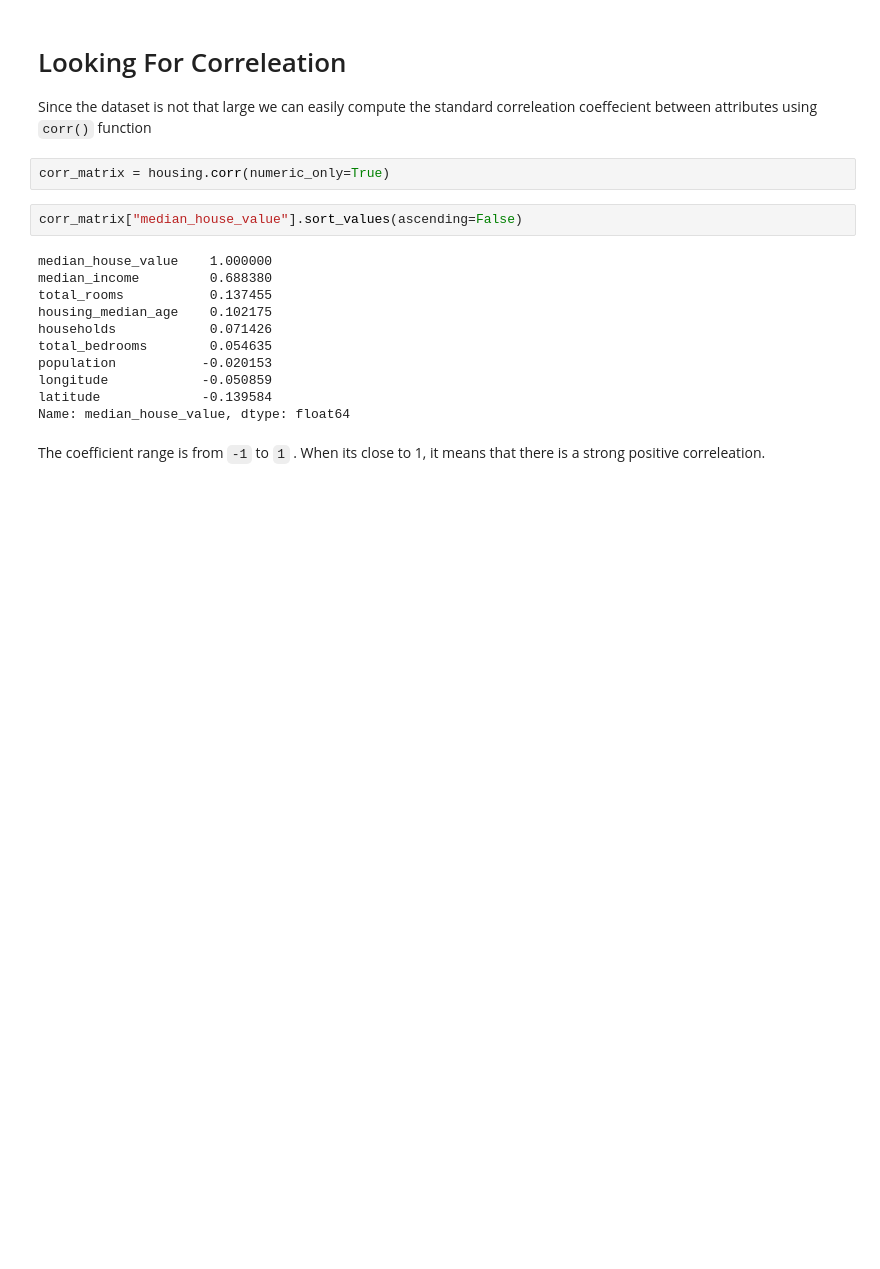
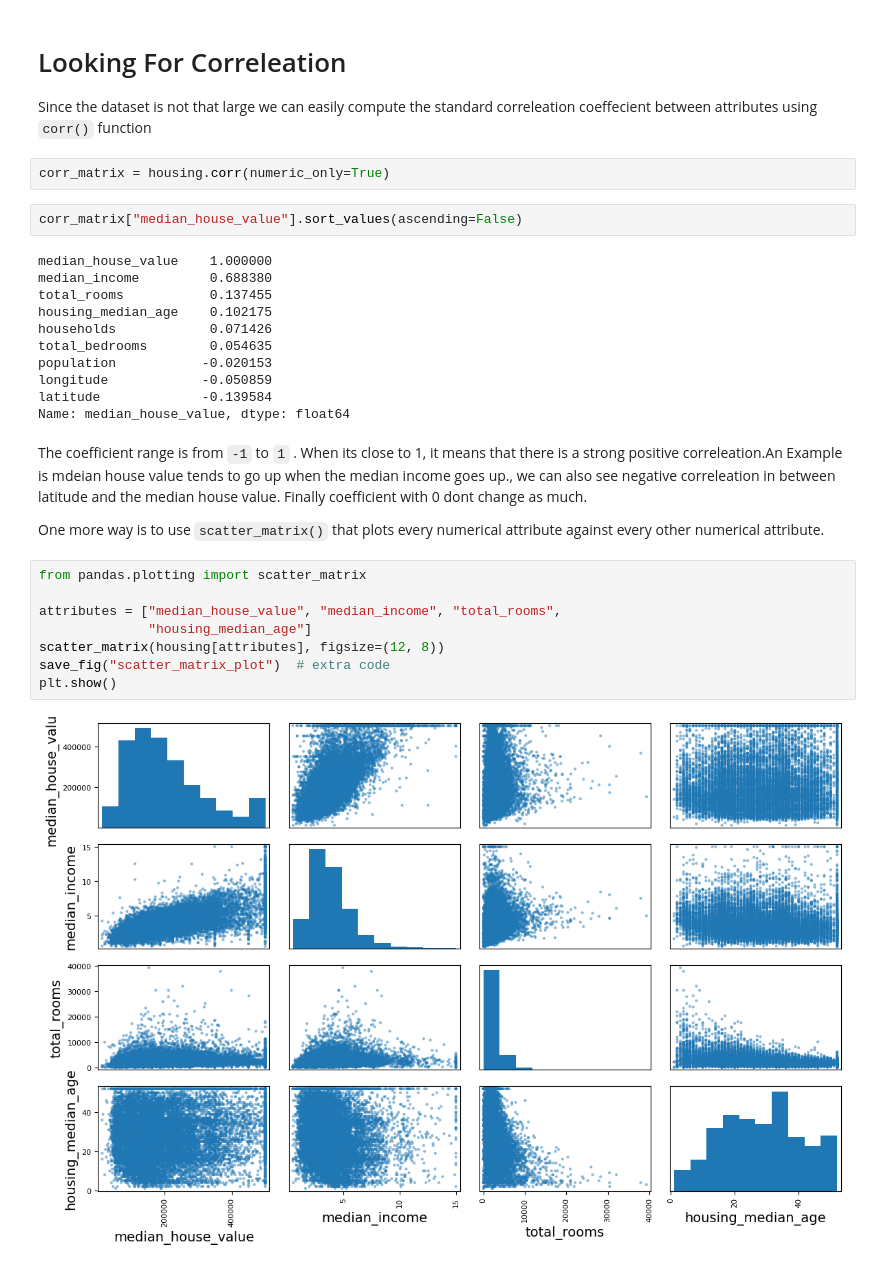
Before and after one commit to Anirudh-rao/The-Deep-Learning-Project, a Jupyter notebook: 1.MachineLearning.py/2.End_To_End_ML.ipynb, the cells around one changed output. Drawn from its saved outputs; the diff is of its cells as text; blank space fills up the shorter version.

```diff
--- a/1.MachineLearning.py/2.End_To_End_ML.ipynb
+++ b/1.MachineLearning.py/2.End_To_End_ML.ipynb
@@ -290,5 +289,17 @@ population           -0.020153
 longitude            -0.050859
 latitude             -0.139584
 Name: median_house_value, dtype: float64
-# %% [markdown]
-The coefficient range is from `-1` to `1` . When its close to 1, it means that there is a strong positive correleation.
+# %% [markdown]
+The coefficient range is from `-1` to `1` . When its close to 1, it means that there is a strong positive correleation.An Example is mdeian house value tends to go up when the median income goes up., we can also see negative correleation in between latitude and the median house value. Finally coefficient with 0  dont change as much.
+
+One more way is to use `scatter_matrix()` that plots every numerical attribute against every other numerical attribute.
+# %%
+from pandas.plotting import scatter_matrix
+
+attributes = ["median_house_value", "median_income", "total_rooms",
+              "housing_median_age"]
+scatter_matrix(housing[attributes], figsize=(12, 8))
+save_fig("scatter_matrix_plot")  # extra code
+plt.show()
+# %% [output]
+[figure, added]
```
Also changed, not shown: parts of 20 cells of this notebook, 2 other files.
